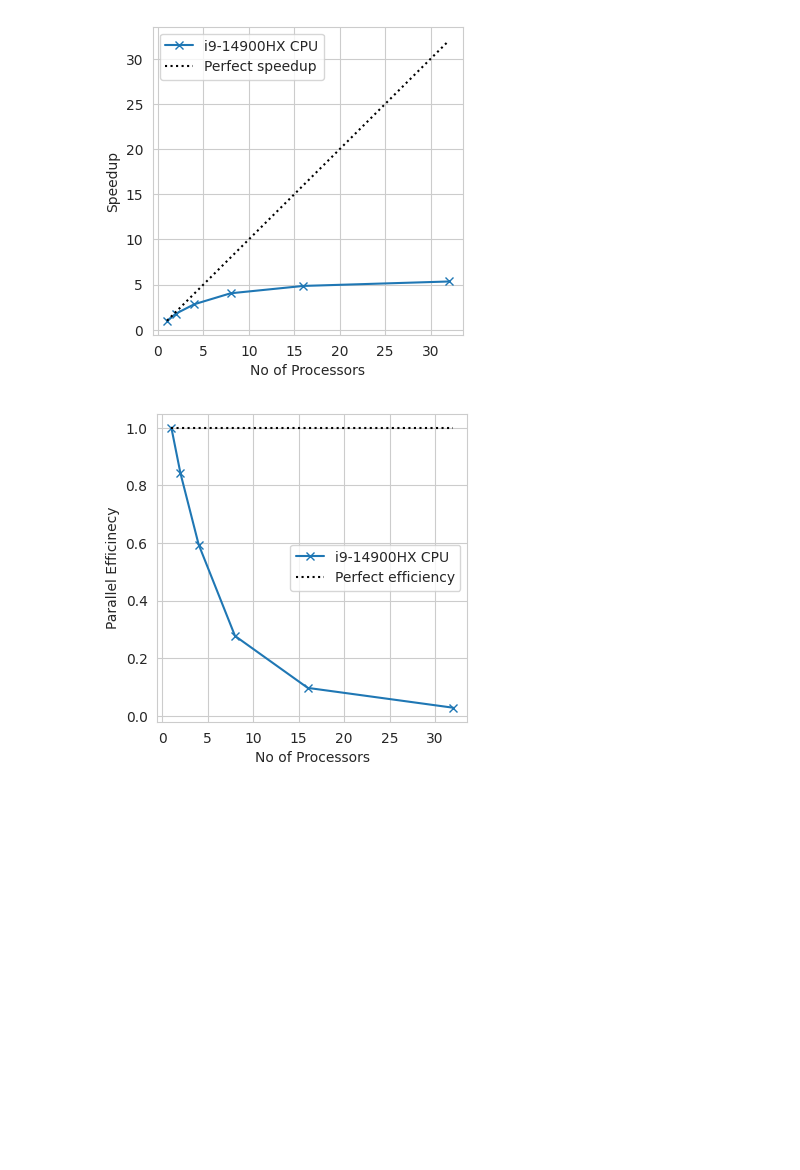
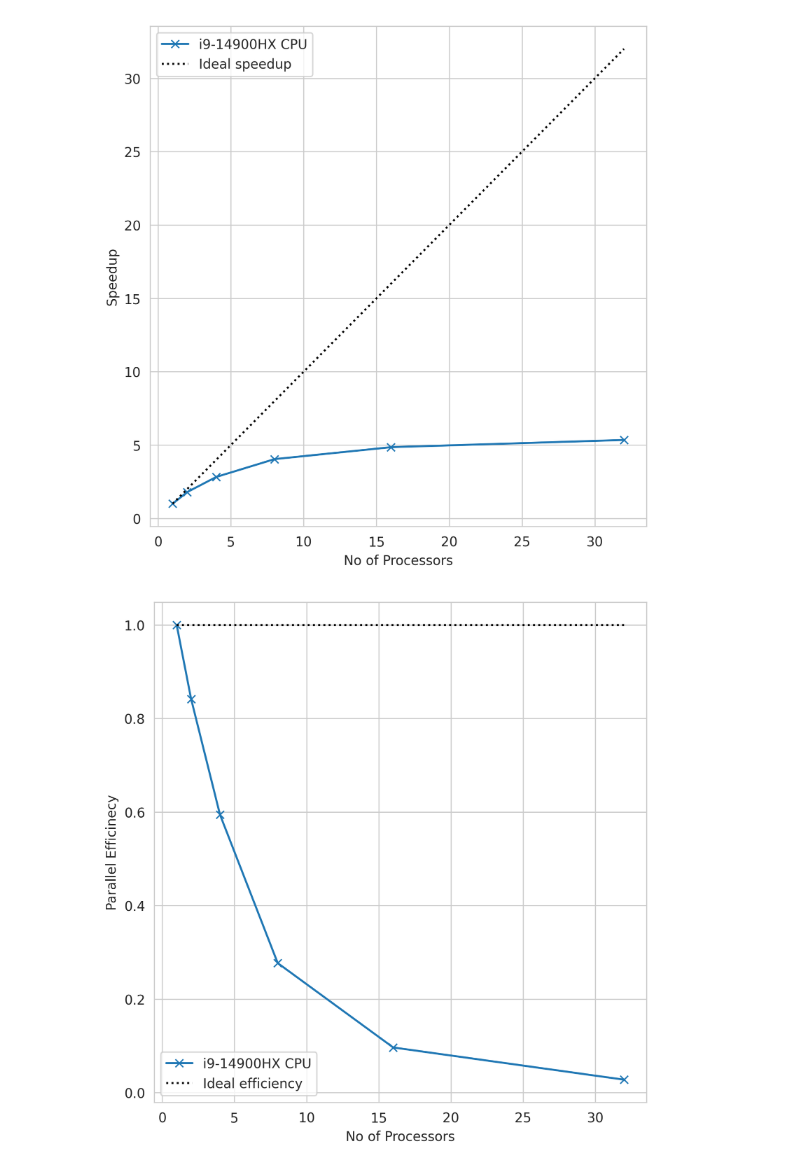
Before and after one commit to tornikeo/tblite, a Jupyter notebook: notes/make_figures.ipynb, the cells around one changed output. Cells and saved outputs as stored; diff of their text form; code cells hidden in the pictures; blank space fills up the shorter version.

```diff
--- a/notes/make_figures.ipynb
+++ b/notes/make_figures.ipynb
@@ -5,3 +5,7 @@ import os
 import matplotlib.pyplot as plt
 import seaborn as sns
 from pathlib import Path
+
+# output_dir = Path('/home/tornikeo/Documents/personal/thesis/text-silo/resources')
+output_dir = Path('/home/tornikeo/Documents/personal/thesis/text-silo/thesis/resources')
+!mkdir -p {output_dir}
@@ -35,0 +45,5 @@ df
+# %%
+from datasets import load_dataset
+
+ds = load_dataset('roman-bushuiev/MassSpecGym', data_dir='data', data_files='MassSpecGym.tsv')
+df = ds['train'].to_pandas()
@@ -36,4 +153,13 @@ df
 # %%
+cpu_data = []
+for ncpu in [1, 2, 4, 8, 16, 32]:
+    df = pd.read_csv(f'notes/data/i9-14900HX/{ncpu}cpu.csv')
+    df['gpu_type'] = 'i9-14900HX'
+    df['ncpu'] = ncpu
+    cpu_data.append(df)
+
+df = pd.concat(cpu_data, ignore_index=True)
+display(df)
 
 # plt.figure(figsize=(5,5), dpi=200)
 def make_strong_scaling(df):
@@ -41,7 +167,7 @@ def make_strong_scaling(df):
   speedup = df.cpu_time.loc[0].item() / df.cpu_time.values
   ideal_speedup = df.ncpu.values
   plt.plot(df['ncpu'].values, speedup, 'x-', label='i9-14900HX CPU')
-  plt.plot(df['ncpu'].values, ideal_speedup, ':k', label="Perfect speedup")
+  plt.plot(df['ncpu'].values, ideal_speedup, ':k', label="Ideal speedup")
   plt.xlabel("No of Processors");
   plt.ylabel("Speedup");
   plt.grid(True)
@@ -54,27 +180,29 @@ def make_weak_scaling_eff(df):
   df = df[df.probsize / 64 == df['ncpu']]
   speedup = df.cpu_time.loc[0].item() / df.cpu_time.values
   plt.plot(df['ncpu'].values, speedup, 'x-', label='i9-14900HX CPU')
-  plt.plot(df['ncpu'].values, np.ones_like(df['ncpu'].values), ':k', label="Perfect efficiency")
+  plt.plot(df['ncpu'].values, np.ones_like(df['ncpu'].values), ':k', label="Ideal efficiency")
   plt.ylabel("Parallel Efficinecy")
   plt.xlabel("No of Processors")
   plt.grid(True)
   plt.legend()
 
 # plt.subplot(121)
-output_dir = '/home/tornikeo/Documents/personal/thesis/text-silo/resources'
-!mkdir -p {output_dir}
 
 output_dir = Path(output_dir)
 
-plt.figure(figsize=(4,4))
+
+plt.figure(figsize=(6,6),dpi=300)
 sns.set_style("whitegrid")
 make_strong_scaling(df)
+plt.tight_layout()
 plt.savefig(output_dir / 'cpu_scaling_strong.png')
 # plt.subplot(122)
 
-plt.figure(figsize=(4,4))
+
+plt.figure(figsize=(6,6),dpi=300)
 sns.set_style("whitegrid")
 make_weak_scaling_eff(df)
+plt.tight_layout()
 plt.savefig(output_dir / 'cpu_scaling_weak.png')
 
 # plt.show()
@@ -82,3 +227,3 @@ plt.savefig(output_dir / 'cpu_scaling_weak.png')
-[figure, old version]
+[figure, new version]
-[figure, old version]
+[figure, new version]
 # %%
```
Also changed, not shown: parts of 12 cells of this notebook.
